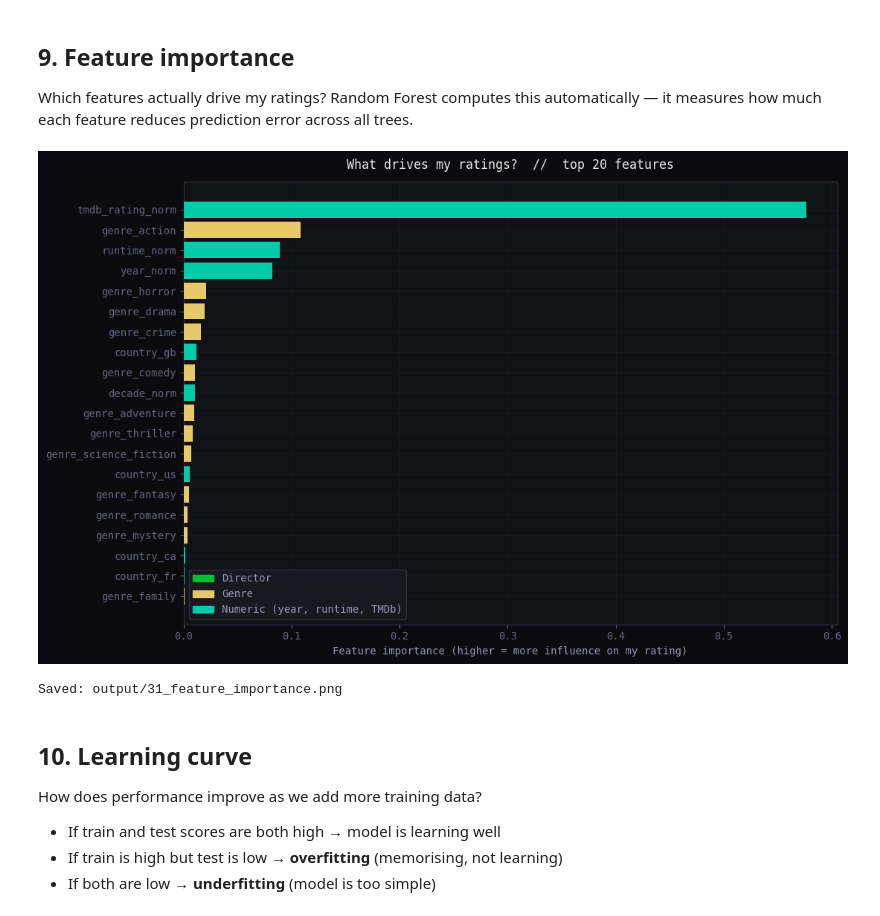
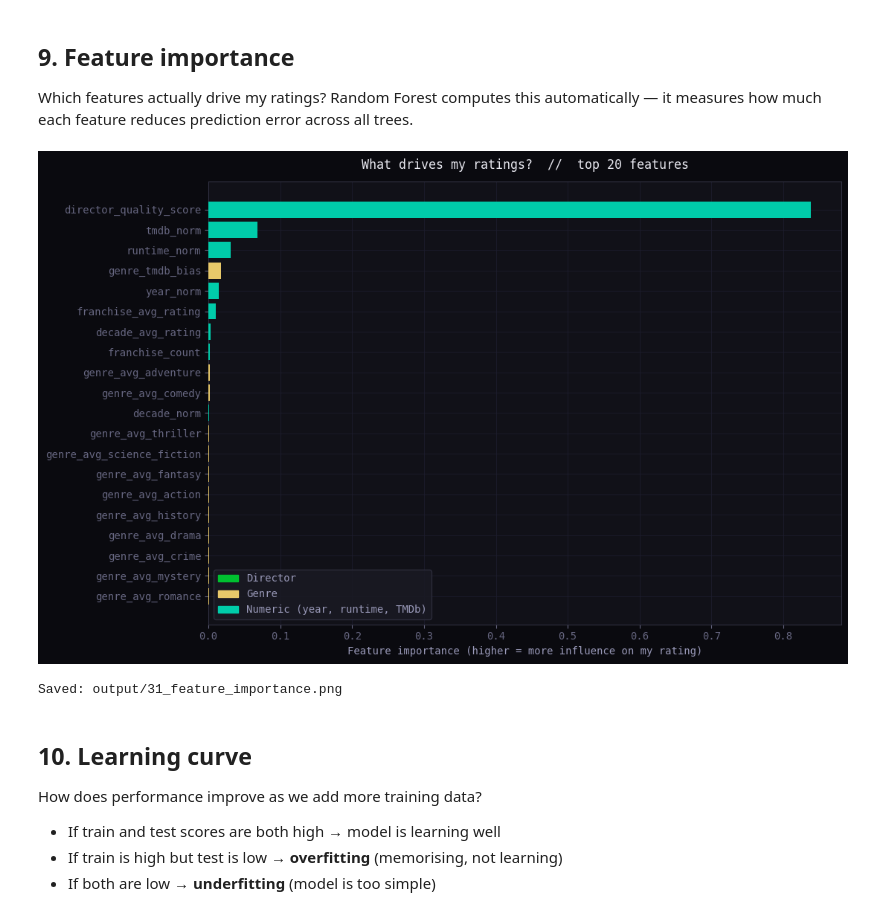
Before and after one commit to diogoccc45/cinemaverse, a Jupyter notebook: scripts/09_rating_prediction.ipynb, the cells around one changed output. Saved outputs shown, nothing was run; the diff lists cells and outputs as text; code cells hidden in the pictures.

```diff
--- a/scripts/09_rating_prediction.ipynb
+++ b/scripts/09_rating_prediction.ipynb
@@ -159,7 +366,7 @@ the model would just memorise them — we'd get 100% accuracy but
 it would be useless for new films.
 # %%
 X_train, X_test, y_train, y_test = train_test_split(
-    X, y, test_size=0.2, random_state=42
+    X_v2, y, test_size=0.2, random_state=42
 )
 
 # Also keep track of which films are in the test set
@@ -342,33 +549,33 @@ Which features actually drive my ratings?
 Random Forest computes this automatically — it measures how much
 each feature reduces prediction error across all trees.
 # %%
-importances = pd.Series(rf.feature_importances_, index=feature_names)
+importances = pd.Series(rf.feature_importances_, index=feature_names_v2)
 top_features = importances.nlargest(20).sort_values()
 
 fig, ax = plt.subplots(figsize=(11, 7))
 fig.patch.set_facecolor('#0a0a0f')
 
 colors_fi = [GREEN if 'dir_' in f else GOLD if 'genre_' in f else TEAL
              for f in top_features.index]
 ax.barh(top_features.index, top_features.values, color=colors_fi, zorder=3)
 ax.set_xlabel('Feature importance (higher = more influence on my rating)')
 ax.set_title('What drives my ratings?  //  top 20 features')
 ax.set_facecolor('#111118')
 
 from matplotlib.patches import Patch
 ax.legend(handles=[
     Patch(color=GREEN, label='Director'),
     Patch(color=GOLD,  label='Genre'),
     Patch(color=TEAL,  label='Numeric (year, runtime, TMDb)'),
 ], facecolor='#1a1a24', edgecolor='#333344', labelcolor='#9999b8')
 
 plt.tight_layout()
 plt.savefig(os.path.join(OUT_DIR, '31_feature_importance.png'),
             dpi=150, bbox_inches='tight', facecolor='#0a0a0f')
 plt.show()
 print("Saved: output/31_feature_importance.png")
 # %% [output]
-[figure, old version]
+[figure, new version]
 Saved: output/31_feature_importance.png
 # %% [markdown]
 ## 10. Learning curve
```
Also changed, not shown: parts of 16 cells of this notebook, 21 other files.
